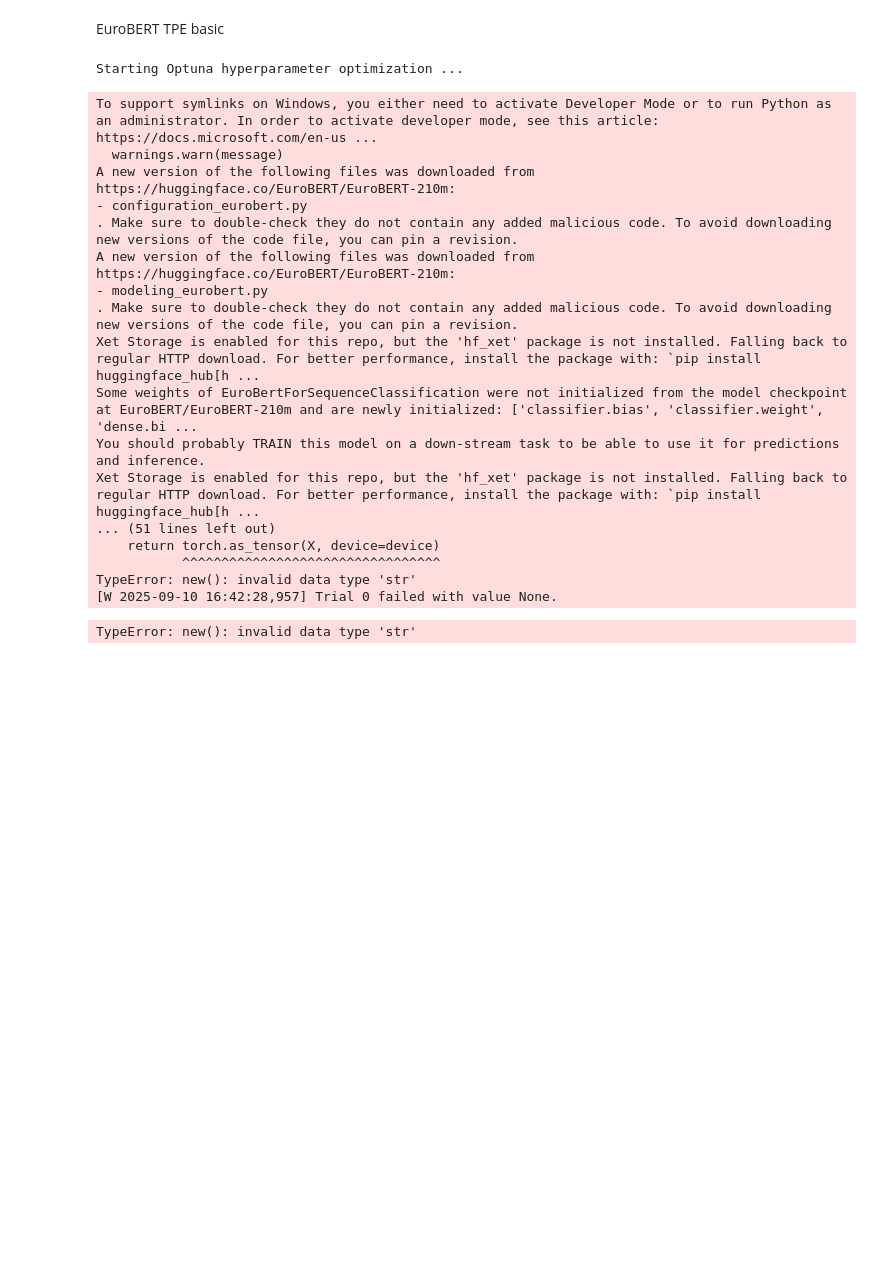
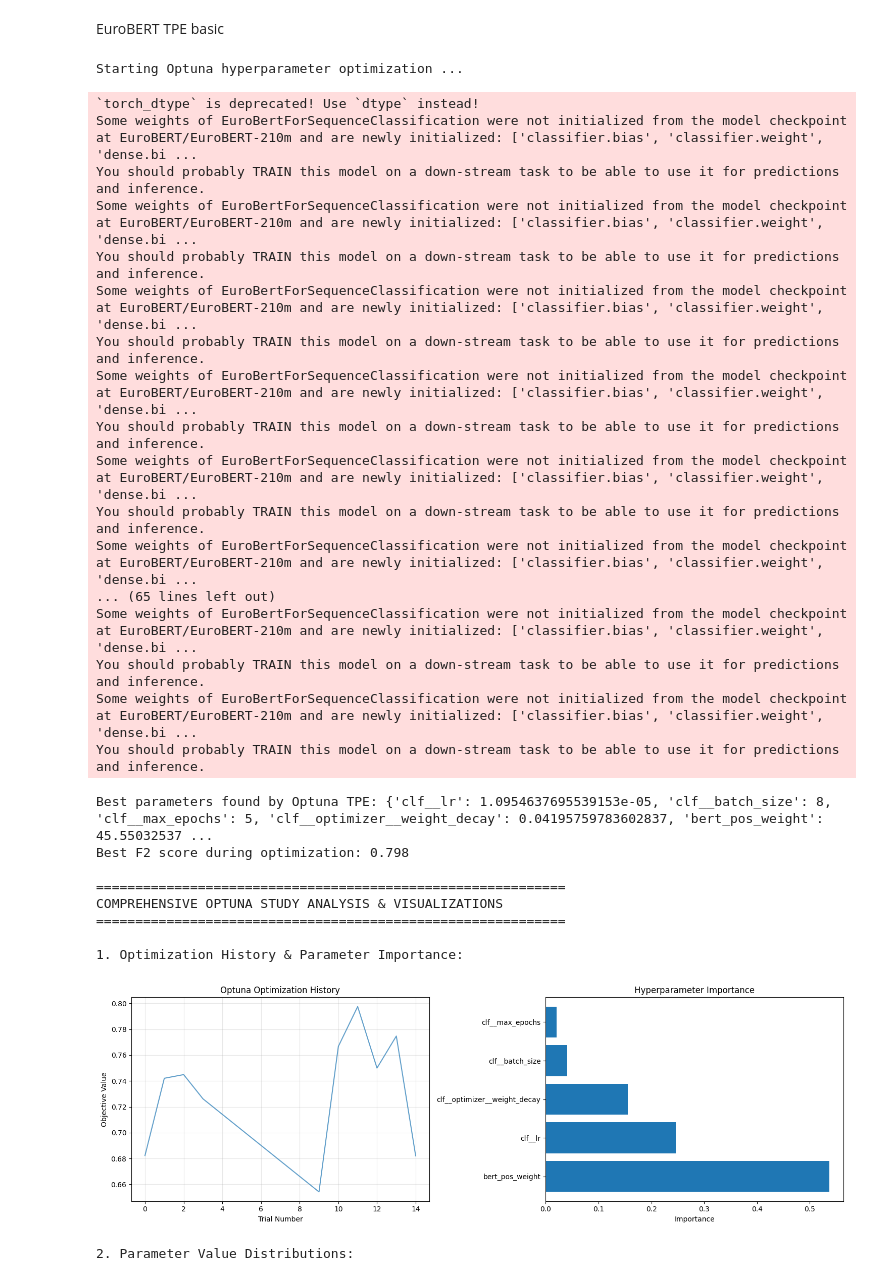
Before and after one commit to theolenko/bachelorsthesis_notebook_code, a Jupyter notebook: 05modeling_pipelines/eurobert/eurobert.ipynb, the cells around one changed output. Saved outputs shown, nothing was run; the diff lists cells and outputs as text; code cells hidden in the pictures; blank space fills up the shorter version.

Commit message:
finished euroBERT and experimentation on our use case dataset

```diff
--- a/05modeling_pipelines/eurobert/eurobert.ipynb
+++ b/05modeling_pipelines/eurobert/eurobert.ipynb
@@ -118,6 +116,7 @@ X_dev, X_test, y_dev, y_test = train_test_split(
     stratify=df_basiccleaned["Label"],
     random_state=42
 )
+
 
 pipeline_eurobert = Pipeline([
     ("clf", make_eurobert_skorch(
@@ -131,7 +130,8 @@ pipeline_eurobert = Pipeline([
 ])
 
 # CV Strategy (consistent across all sections)
-cv = StratifiedKFold(n_splits=5, shuffle=True, random_state=SEED)
+# test with 3 to run faster
+cv = StratifiedKFold(n_splits=3, shuffle=True, random_state=SEED)
 
 # Optuna Parameter Space
 print("Starting Optuna hyperparameter optimization ...")
@@ -139,8 +139,8 @@ print("Starting Optuna hyperparameter optimization ...")
 # Define parameter space for Optuna optimization
 param_space = {
     "clf__lr": lambda t: t.suggest_float("clf__lr", 1e-5, 1e-4, log=True),
-    "clf__batch_size": lambda t: t.suggest_categorical("clf__batch_size", [16, 32]),
-    "clf__max_epochs": lambda t: t.suggest_int("clf__max_epochs", 3, 5),
+    "clf__batch_size": lambda t: t.suggest_categorical("clf__batch_size", [4, 8]),
+    "clf__max_epochs": lambda t: t.suggest_int("clf__max_epochs", 2, 5),
     "clf__optimizer__weight_decay": lambda t: t.suggest_float("clf__optimizer__weight_decay", 0.01, 0.1),
     "clf__criterion__weight": lambda t: torch.tensor([1.0, t.suggest_float("bert_pos_weight", 1.0, 50.0)], dtype=torch.float32),
 }
@@ -155,9 +155,9 @@ best_model, best_params, study = optimize_with_optuna_tpe(
     y=y_dev,
     cv=cv,
     model_type="eurobert",
-    n_trials=50,
-    n_startup_trials=5,
-    n_warmup_steps=3,
+    n_trials=15,
+    n_startup_trials=2,
+    n_warmup_steps=2,
     intervall_steps=1,
     direction="maximize",
     random_state=SEED,
@@ -189,11 +189,12 @@ tuned_model, threshold_results = optimize_threshold_with_cv(
     y=y_dev,
     scoring='f2',
     cv=cv,  # Use same CV strategy as hyperparameter optimization for consistency
-    thresholds=25,
+    thresholds=15,
     coarse_to_fine=True,
     fine_range_factor=0.15,
     n_jobs=1,
-    random_state=SEED
+    random_state=SEED,
+    retrain=False #eurobert big model
 )
 
 print(f"Optimized threshold: {threshold_results['best_threshold']:.3f}")
@@ -201,7 +202,7 @@ print(f"CV F2-score with optimized threshold: {threshold_results['cv_score']:.3f
 
 # Unbiased threshold visualization using consistent CV strategy
 print("\nGenerating unbiased threshold visualization...")
-
+'''
 viz_data_cv = get_threshold_evaluation_data_cv(
     base_estimator=base_model,
     X=X_dev,
@@ -221,12 +222,12 @@ plot_learning_curves(
     base_model, X_dev, y_dev,  # Use base model for learning curves
     cv=cv,
     figsize=(15, 10),
-    n_jobs=1  # Use single thread for learning curves to avoid overhead with fasttext embeddings
+    n_jobs=1  # Use single thread for learning curves to avoid overhead
 )
 plt.suptitle(f'{model_name} with Optuna Optimization Learning Curves')
 plt.tight_layout()
 plt.show()
-
+'''
 # Final evaluation on test set using the tuned model
 y_test_pred = tuned_model.predict(X_test)  # Uses optimized threshold automatically
 y_test_proba = tuned_model.predict_proba(X_test)[:, 1]
@@ -270,46 +271,55 @@ results_summary = {
     },
     'test_results': {
         'threshold_used': threshold_results['best_threshold'],
         'test_performance_metrics': test_metrics,  # Complete test performance
         'formatted_report': test_report_str  # Human-readable report
     },
     'dataset_info': {
         'train_size': len(X_dev),
         'test_size': len(X_test),
         'train_positive_ratio': y_dev.mean(),
         'test_positive_ratio': y_test.mean()
     }
 }
 
 # Save the properly tuned model with comprehensive results
 dump({
     'model': tuned_model,  # This includes the optimized threshold
     'base_model': base_model,  # Original model without threshold optimization
     'threshold': threshold_results['best_threshold'],
     'cv_score': threshold_results['cv_score'],
     'best_params': best_params,
     'search_type': 'Optuna TPE/GS + TunedThresholdClassifierCV',
     'results_summary': results_summary  # Complete structured results for model comparison
 }, f"model_{model_name}.joblib")
 
 print(f"\nModel saved as model_{model_name}.joblib")
 # %% [output]
 Starting Optuna hyperparameter optimization ...
-To support symlinks on Windows, you either need to activate Developer Mode or to run Python as an administrator. In order to activate developer mode, see this article: https://docs.microsoft.com/en-us ...
-  warnings.warn(message)
-A new version of the following files was downloaded from https://huggingface.co/EuroBERT/EuroBERT-210m:
-- configuration_eurobert.py
-. Make sure to double-check they do not contain any added malicious code. To avoid downloading new versions of the code file, you can pin a revision.
-A new version of the following files was downloaded from https://huggingface.co/EuroBERT/EuroBERT-210m:
-- modeling_eurobert.py
-. Make sure to double-check they do not contain any added malicious code. To avoid downloading new versions of the code file, you can pin a revision.
-Xet Storage is enabled for this repo, but the 'hf_xet' package is not installed. Falling back to regular HTTP download. For better performance, install the package with: `pip install huggingface_hub[h ...
+`torch_dtype` is deprecated! Use `dtype` instead!
 Some weights of EuroBertForSequenceClassification were not initialized from the model checkpoint at EuroBERT/EuroBERT-210m and are newly initialized: ['classifier.bias', 'classifier.weight', 'dense.bi ...
 You should probably TRAIN this model on a down-stream task to be able to use it for predictions and inference.
-Xet Storage is enabled for this repo, but the 'hf_xet' package is not installed. Falling back to regular HTTP download. For better performance, install the package with: `pip install huggingface_hub[h ...
-... (51 lines left out)
-    return torch.as_tensor(X, device=device)
-           ^^^^^^^^^^^^^^^^^^^^^^^^^^^^^^^^^
-TypeError: new(): invalid data type 'str'
-[W 2025-09-10 16:42:28,957] Trial 0 failed with value None.
+Some weights of EuroBertForSequenceClassification were not initialized from the model checkpoint at EuroBERT/EuroBERT-210m and are newly initialized: ['classifier.bias', 'classifier.weight', 'dense.bi ...
+You should probably TRAIN this model on a down-stream task to be able to use it for predictions and inference.
+Some weights of EuroBertForSequenceClassification were not initialized from the model checkpoint at EuroBERT/EuroBERT-210m and are newly initialized: ['classifier.bias', 'classifier.weight', 'dense.bi ...
+You should probably TRAIN this model on a down-stream task to be able to use it for predictions and inference.
+Some weights of EuroBertForSequenceClassification were not initialized from the model checkpoint at EuroBERT/EuroBERT-210m and are newly initialized: ['classifier.bias', 'classifier.weight', 'dense.bi ...
+You should probably TRAIN this model on a down-stream task to be able to use it for predictions and inference.
+Some weights of EuroBertForSequenceClassification were not initialized from the model checkpoint at EuroBERT/EuroBERT-210m and are newly initialized: ['classifier.bias', 'classifier.weight', 'dense.bi ...
+You should probably TRAIN this model on a down-stream task to be able to use it for predictions and inference.
+Some weights of EuroBertForSequenceClassification were not initialized from the model checkpoint at EuroBERT/EuroBERT-210m and are newly initialized: ['classifier.bias', 'classifier.weight', 'dense.bi ...
+... (65 lines left out)
+Some weights of EuroBertForSequenceClassification were not initialized from the model checkpoint at EuroBERT/EuroBERT-210m and are newly initialized: ['classifier.bias', 'classifier.weight', 'dense.bi ...
+You should probably TRAIN this model on a down-stream task to be able to use it for predictions and inference.
+Some weights of EuroBertForSequenceClassification were not initialized from the model checkpoint at EuroBERT/EuroBERT-210m and are newly initialized: ['classifier.bias', 'classifier.weight', 'dense.bi ...
+You should probably TRAIN this model on a down-stream task to be able to use it for predictions and inference.
-TypeError: new(): invalid data type 'str'
+Best parameters found by Optuna TPE: {'clf__lr': 1.0954637695539153e-05, 'clf__batch_size': 8, 'clf__max_epochs': 5, 'clf__optimizer__weight_decay': 0.04195759783602837, 'bert_pos_weight': 45.55032537 ...
+Best F2 score during optimization: 0.798
+
+============================================================
+COMPREHENSIVE OPTUNA STUDY ANALYSIS & VISUALIZATIONS
+============================================================
+
+1. Optimization History & Parameter Importance:
+[figure, added]
+2. Parameter Value Distributions:
```
Also changed, not shown: parts of 17 cells of this notebook, 11 other files.
